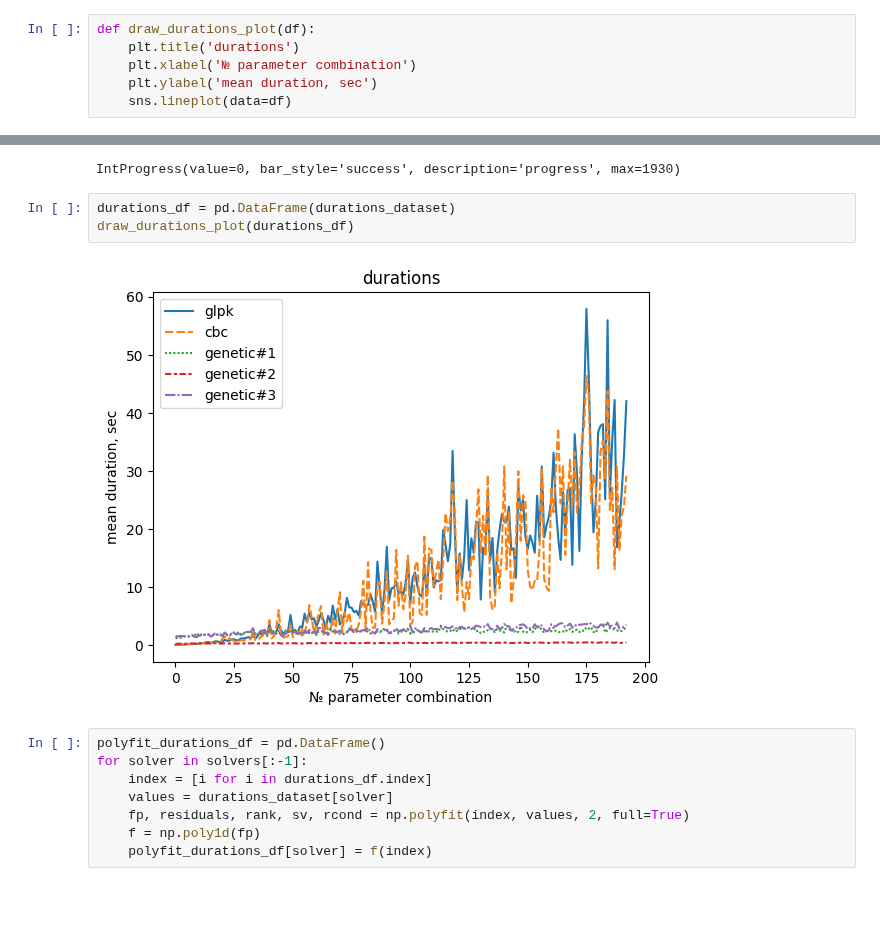
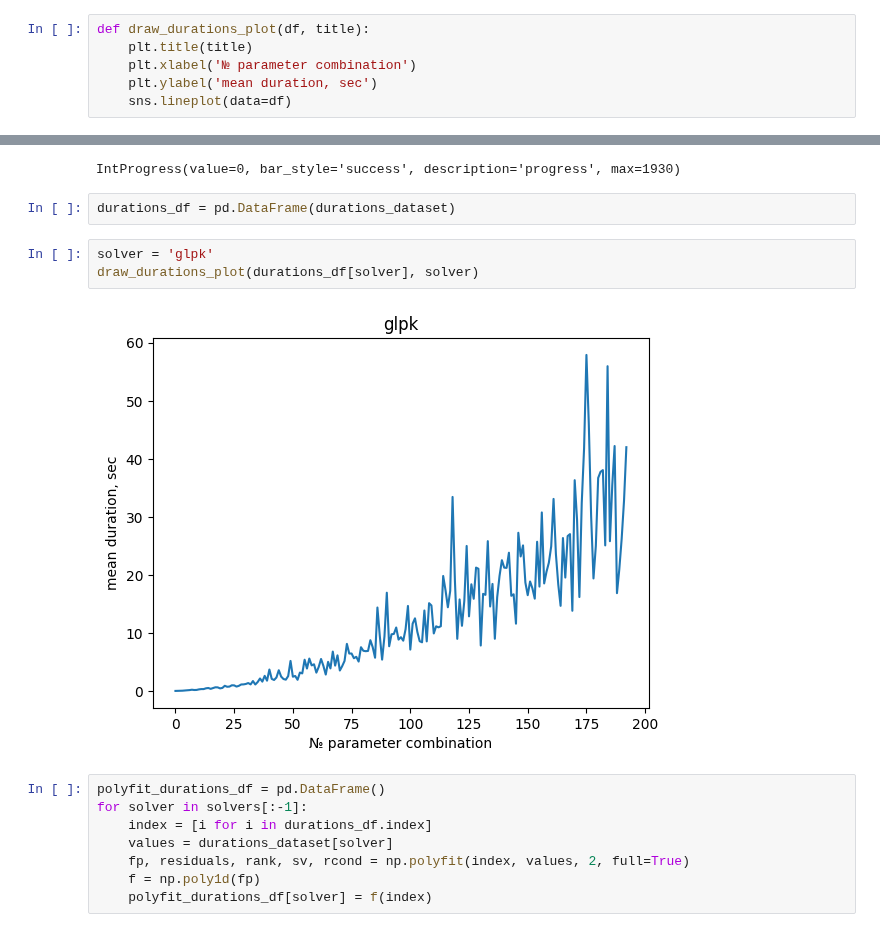
Before and after one commit to Dambr/yewking, a Jupyter notebook: task_description/draw_experiments.ipynb, the cells around one changed output, grey strips where cells are left out. Drawn from its saved outputs; the diff is of its cells as text; blank space fills up the shorter version.

```diff
--- a/task_description/draw_experiments.ipynb
+++ b/task_description/draw_experiments.ipynb
@@ -81,8 +81,8 @@ def find_solution_by_config(solutions, config):
         if solution_config == config:
             return solution
 # %%
-def draw_durations_plot(df):
-    plt.title('durations')
+def draw_durations_plot(df, title):
+    plt.title(title)
     plt.xlabel('№ parameter combination')
     plt.ylabel('mean duration, sec')
     sns.lineplot(data=df)
@@ -158,9 +156,11 @@ for experiment_number in range(experiments_number):
 IntProgress(value=0, bar_style='success', description='progress', max=1930)
 # %%
 durations_df = pd.DataFrame(durations_dataset)
-draw_durations_plot(durations_df)
-# %% [output]
-[figure, removed]
+# %%
+solver = 'glpk'
+draw_durations_plot(durations_df[solver], solver)
+# %% [output]
+[figure, added]
 # %%
 polyfit_durations_df = pd.DataFrame()
 for solver in solvers[:-1]:
```
Also changed, not shown: parts of 7 cells of this notebook, 6 other files.
